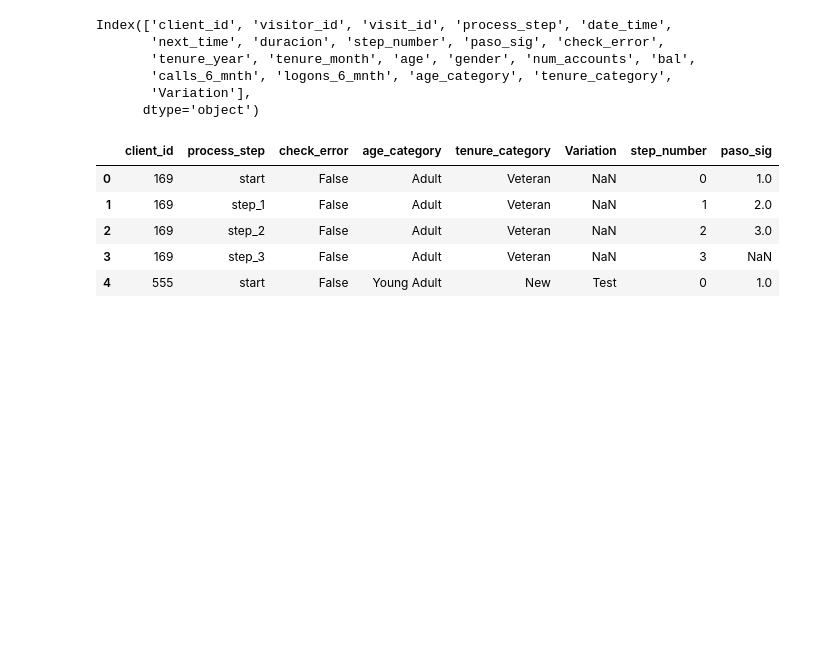
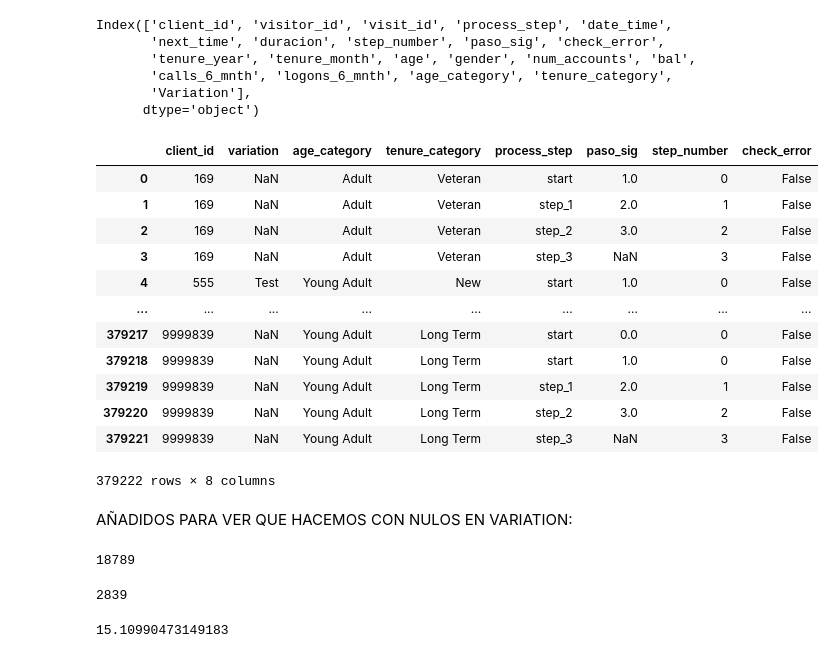
Before and after one commit to bperezlovisolo/Proyecto_4, a Jupyter notebook: notebooks/proyecto.ipynb, the cells around one changed output. Saved outputs shown, nothing was run; the diff lists cells and outputs as text; code cells hidden in the pictures; blank space fills up the shorter version.

Commit message:
cambio columnas y pruebas

```diff
--- a/notebooks/proyecto.ipynb
+++ b/notebooks/proyecto.ipynb
@@ -130,14 +130,24 @@ Index(['client_id', 'visitor_id', 'visit_id', 'process_step', 'date_time',
        'Variation'],
       dtype='object')
 # %%
-columnas_mantener = ['client_id', 'process_step', 'check_error', 'age_category', 'tenure_category', 'Variation', 'step_number', 'paso_sig']
+df_master_0 = df_master_0.rename(columns={'Variation': 'variation'})
+columnas_mantener = ['client_id', 'variation', 'age_category', 'tenure_category', 'process_step', 'paso_sig', 'step_number', 'check_error']
 
 df_master = df_master_0[columnas_mantener].copy()
-df_master.head()
+df_master
 # %% [output]
-|  | client_id | process_step | check_error | age_category | tenure_category | Variation | step_number | paso_sig |
-| 0 | 169 | start | False | Adult | Veteran | NaN | 0 | 1.0 |
-| 1 | 169 | step_1 | False | Adult | Veteran | NaN | 1 | 2.0 |
-| 2 | 169 | step_2 | False | Adult | Veteran | NaN | 2 | 3.0 |
-| 3 | 169 | step_3 | False | Adult | Veteran | NaN | 3 | NaN |
-| 4 | 555 | start | False | Young Adult | New | Test | 0 | 1.0 |
+|  | client_id | variation | age_category | tenure_category | process_step | paso_sig | step_number | check_error |
+| 0 | 169 | NaN | Adult | Veteran | start | 1.0 | 0 | False |
+| 1 | 169 | NaN | Adult | Veteran | step_1 | 2.0 | 1 | False |
+| 2 | 169 | NaN | Adult | Veteran | step_2 | 3.0 | 2 | False |
+| 3 | 169 | NaN | Adult | Veteran | step_3 | NaN | 3 | False |
+| 4 | 555 | Test | Young Adult | New | start | 1.0 | 0 | False |
+| ... | ... | ... | ... | ... | ... | ... | ... | ... |
+| 379217 | 9999839 | NaN | Young Adult | Long Term | start | 0.0 | 0 | False |
+| 379218 | 9999839 | NaN | Young Adult | Long Term | start | 1.0 | 0 | False |
+| 379219 | 9999839 | NaN | Young Adult | Long Term | step_1 | 2.0 | 1 | False |
+| 379220 | 9999839 | NaN | Young Adult | Long Term | step_2 | 3.0 | 2 | False |
+| 379221 | 9999839 | NaN | Young Adult | Long Term | step_3 | NaN | 3 | False |
+379222 rows × 8 columns
+# %% [markdown]
+AÑADIDOS PARA VER QUE HACEMOS CON NULOS EN VARIATION:
@@ -143,0 +156,15 @@ df_master.head()
+# %%
+total_clientes_nulos = df_nulos['client_id'].nunique()
+total_clientes_nulos
+# %% [output]
+18789
+# %%
+clientes_nulos_confirm = df_nulos[df_nulos['process_step'] == 'confirm']['client_id'].nunique()
+clientes_nulos_confirm
+# %% [output]
+2839
+# %%
+porcentaje_final = (clientes_nulos_confirm / total_clientes_nulos) * 100
+porcentaje_final
+# %% [output]
+15.10990473149183
```
Also changed, not shown: parts of 3 cells of this notebook.
